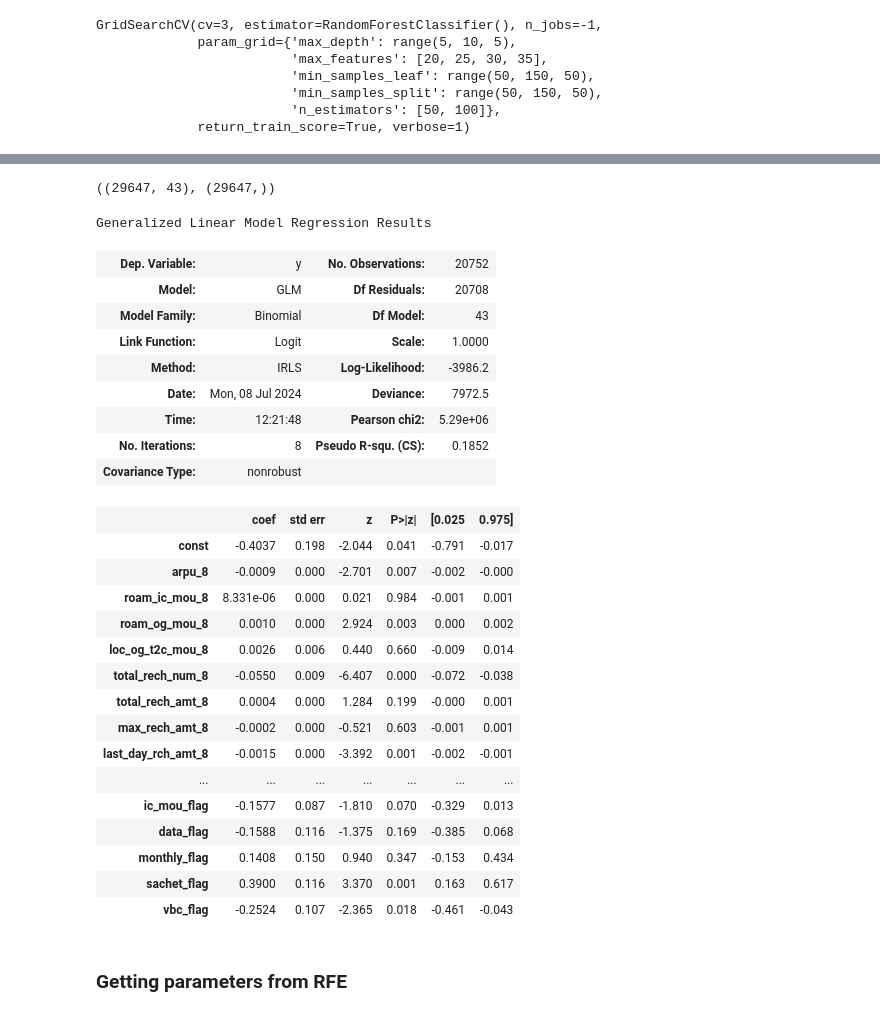
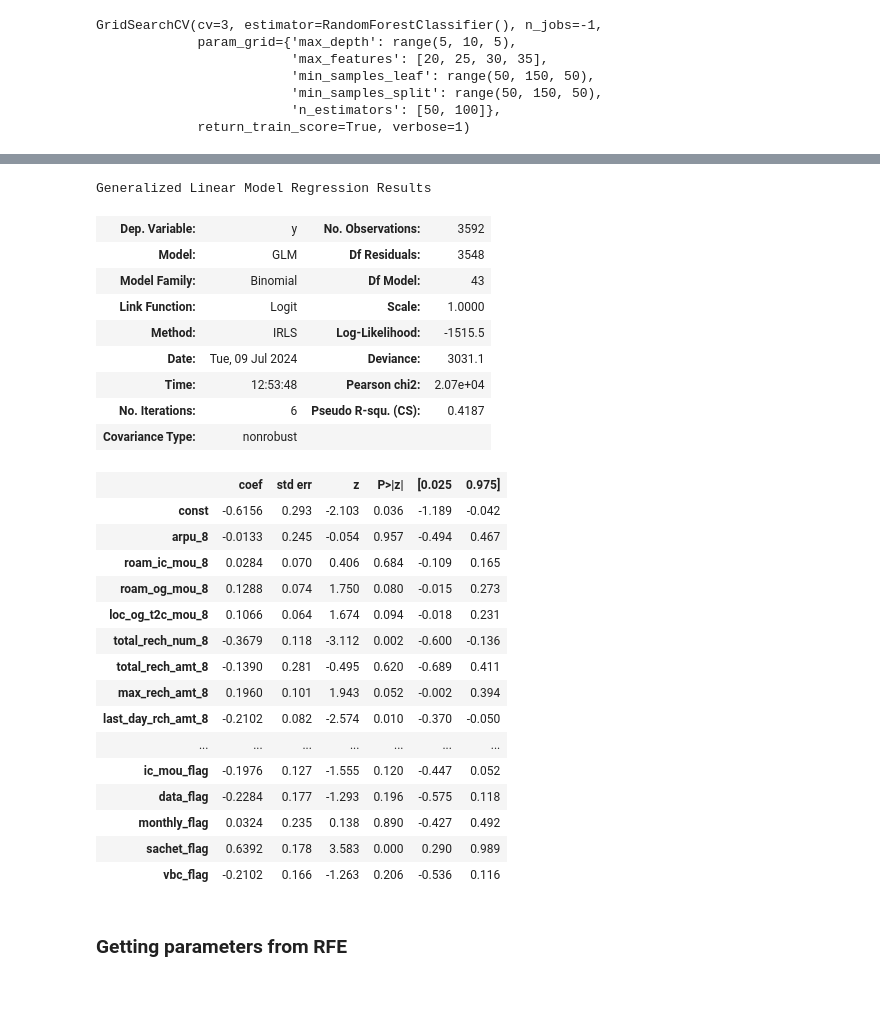
Before and after one commit to parijaatsunil/Telecom_Churn_Case_Study, a Jupyter notebook: Telecom Churn_July.ipynb, the cells around one changed output, grey strips where cells are left out. Saved outputs shown, nothing was run; the diff lists cells and outputs as text; code cells hidden in the pictures.

```diff
--- a/Telecom Churn_July.ipynb
+++ b/Telecom Churn_July.ipynb
@@ -1350,0 +1905,12 @@ Specificity:- 0.8625586564583848
+# %%
+# model with the best hyperparameters
+
+rfc_unsm_model = RandomForestClassifier(bootstrap=True,
+                             max_depth=5,
+                             min_samples_leaf=50,
+                             min_samples_split=50,
+                             max_features=30,
+                             n_estimators=100)
+# %%
+# Fit the model
+rfc_unsm_model.fit(X_train_unsm, y_train_unsm)
@@ -1358,47 +1982,41 @@ y = data_df['churn']
-# %%
-X.shape , y.shape
-# %% [output]
-((29647, 43), (29647,))
-# %%
-X_train, X_test, y_train, y_test = train_test_split(X, y, test_size = 0.3, random_state = 42)
 # %%
 logreg = LogisticRegression()
 # %%
-X_train_sm=sm.add_constant(X_train,has_constant="add")
+X_train_sm=sm.add_constant(X_train_unsm,has_constant="add")
 X_test_sm=sm.add_constant(X_test,has_constant="add")
 # %%
-model1=sm.GLM(np.array(y_train),X_train_sm,family=sm.families.Binomial())
+model1=sm.GLM(np.array(y_train_unsm),X_train_sm,family=sm.families.Binomial())
 # Binomial --> Binary Classification
 result1=model1.fit()
 result1.summary()
 #Generalised Linear Model
 # %% [output]
 Generalized Linear Model Regression Results
-| Dep. Variable: | y | No. Observations: | 20752 |
-| Model: | GLM | Df Residuals: | 20708 |
+| Dep. Variable: | y | No. Observations: | 3592 |
+| Model: | GLM | Df Residuals: | 3548 |
 | Model Family: | Binomial | Df Model: | 43 |
 | Link Function: | Logit | Scale: | 1.0000 |
-| Method: | IRLS | Log-Likelihood: | -3986.2 |
-| Date: | Mon, 08 Jul 2024 | Deviance: | 7972.5 |
-| Time: | 12:21:48 | Pearson chi2: | 5.29e+06 |
-| No. Iterations: | 8 | Pseudo R-squ. (CS): | 0.1852 |
+| Method: | IRLS | Log-Likelihood: | -1515.5 |
+| Date: | Tue, 09 Jul 2024 | Deviance: | 3031.1 |
+| Time: | 12:53:48 | Pearson chi2: | 2.07e+04 |
+| No. Iterations: | 6 | Pseudo R-squ. (CS): | 0.4187 |
 | Covariance Type: | nonrobust |  |  |
 |  | coef | std err | z | P>|z| | [0.025 | 0.975] |
-| const | -0.4037 | 0.198 | -2.044 | 0.041 | -0.791 | -0.017 |
-| arpu_8 | -0.0009 | 0.000 | -2.701 | 0.007 | -0.002 | -0.000 |
-| roam_ic_mou_8 | 8.331e-06 | 0.000 | 0.021 | 0.984 | -0.001 | 0.001 |
-| roam_og_mou_8 | 0.0010 | 0.000 | 2.924 | 0.003 | 0.000 | 0.002 |
-| loc_og_t2c_mou_8 | 0.0026 | 0.006 | 0.440 | 0.660 | -0.009 | 0.014 |
-| total_rech_num_8 | -0.0550 | 0.009 | -6.407 | 0.000 | -0.072 | -0.038 |
-| total_rech_amt_8 | 0.0004 | 0.000 | 1.284 | 0.199 | -0.000 | 0.001 |
-| max_rech_amt_8 | -0.0002 | 0.000 | -0.521 | 0.603 | -0.001 | 0.001 |
-| last_day_rch_amt_8 | -0.0015 | 0.000 | -3.392 | 0.001 | -0.002 | -0.001 |
+| const | -0.6156 | 0.293 | -2.103 | 0.036 | -1.189 | -0.042 |
+| arpu_8 | -0.0133 | 0.245 | -0.054 | 0.957 | -0.494 | 0.467 |
+| roam_ic_mou_8 | 0.0284 | 0.070 | 0.406 | 0.684 | -0.109 | 0.165 |
+| roam_og_mou_8 | 0.1288 | 0.074 | 1.750 | 0.080 | -0.015 | 0.273 |
+| loc_og_t2c_mou_8 | 0.1066 | 0.064 | 1.674 | 0.094 | -0.018 | 0.231 |
+| total_rech_num_8 | -0.3679 | 0.118 | -3.112 | 0.002 | -0.600 | -0.136 |
+| total_rech_amt_8 | -0.1390 | 0.281 | -0.495 | 0.620 | -0.689 | 0.411 |
+| max_rech_amt_8 | 0.1960 | 0.101 | 1.943 | 0.052 | -0.002 | 0.394 |
+| last_day_rch_amt_8 | -0.2102 | 0.082 | -2.574 | 0.010 | -0.370 | -0.050 |
 | ... | ... | ... | ... | ... | ... | ... |
-| ic_mou_flag | -0.1577 | 0.087 | -1.810 | 0.070 | -0.329 | 0.013 |
-| data_flag | -0.1588 | 0.116 | -1.375 | 0.169 | -0.385 | 0.068 |
-| monthly_flag | 0.1408 | 0.150 | 0.940 | 0.347 | -0.153 | 0.434 |
-| sachet_flag | 0.3900 | 0.116 | 3.370 | 0.001 | 0.163 | 0.617 |
-| vbc_flag | -0.2524 | 0.107 | -2.365 | 0.018 | -0.461 | -0.043 |
+| ic_mou_flag | -0.1976 | 0.127 | -1.555 | 0.120 | -0.447 | 0.052 |
+| data_flag | -0.2284 | 0.177 | -1.293 | 0.196 | -0.575 | 0.118 |
+| monthly_flag | 0.0324 | 0.235 | 0.138 | 0.890 | -0.427 | 0.492 |
+| sachet_flag | 0.6392 | 0.178 | 3.583 | 0.000 | 0.290 | 0.989 |
+| vbc_flag | -0.2102 | 0.166 | -1.263 | 0.206 | -0.536 | 0.116 |
 # %% [markdown]
 ### Getting parameters from RFE
 # %%
```
Also changed, not shown: parts of 174 cells of this notebook.
